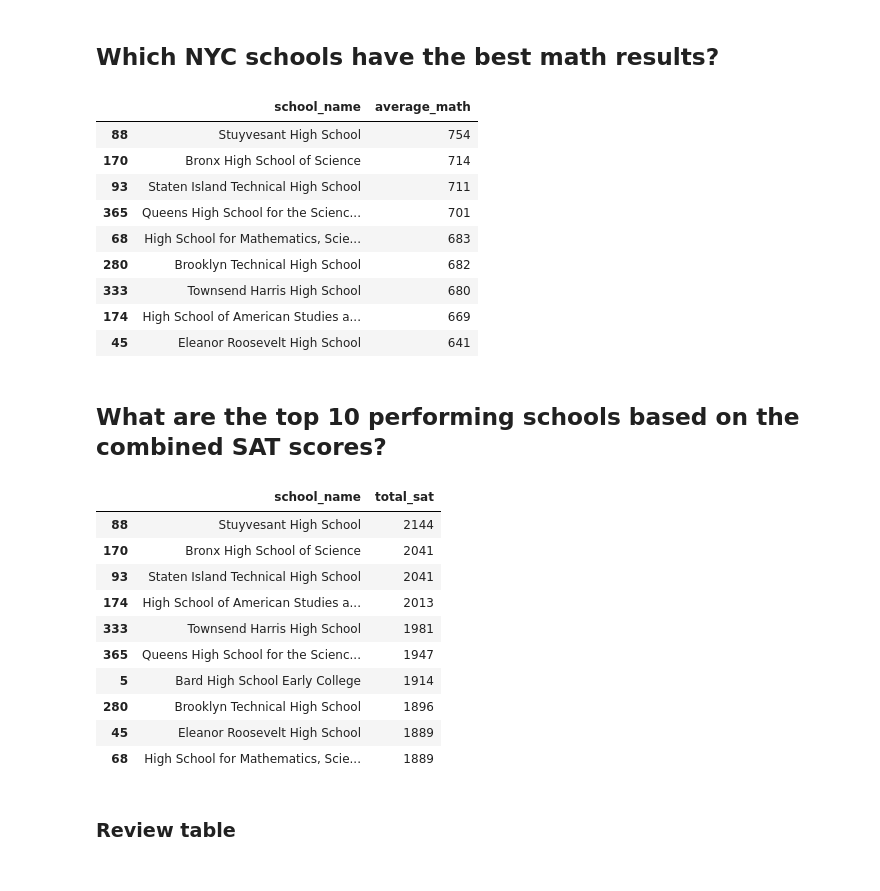
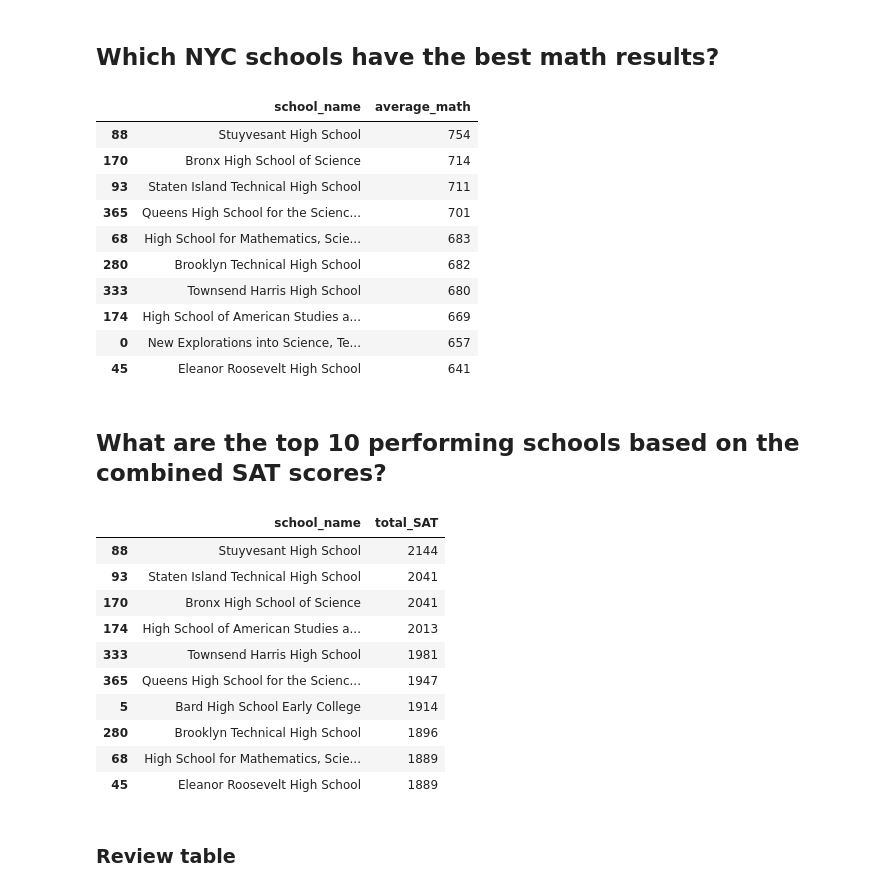
Before and after one commit to engjoaofaro/nyc_public_school_case, a Jupyter notebook: notebook.ipynb, the cells around one changed output. Cells and saved outputs as stored; diff of their text form; code cells hidden in the pictures.

```diff
--- a/notebook.ipynb
+++ b/notebook.ipynb
@@ -142,7 +141,7 @@ Minimum Math Best Score: 640.0
 ## Which NYC schools have the best math results?
 # %%
 # getting the best math results
-schools_best_math = schools_without_nans[schools_without_nans['average_math'] >= minimum_math_best_score]
+schools_best_math = schools[schools['average_math'] >= minimum_math_best_score]
 schools_best_math = schools_best_math[['school_name', 'average_math']].sort_values(by='average_math', ascending=False)
 schools_best_math
 # %% [output]
@@ -155,27 +154,28 @@ schools_best_math
 | 280 | Brooklyn Technical High School | 682 |
 | 333 | Townsend Harris High School | 680 |
 | 174 | High School of American Studies a... | 669 |
+| 0 | New Explorations into Science, Te... | 657 |
 | 45 | Eleanor Roosevelt High School | 641 |
 # %% [markdown]
 ## What are the top 10 performing schools based on the combined SAT scores?
 # %%
 # Calculating the Total SAT
-schools_without_nans.loc[:, 'total_sat'] = schools_without_nans['average_math'] + schools_without_nans['average_reading'] + schools_without_nans['average_writing']
+schools.loc[:, 'total_SAT'] = schools['average_math'] + schools['average_reading'] + schools['average_writing']
 # Ordination
-top_10_schools = schools_without_nans[['school_name', 'total_sat']].sort_values(by='total_sat', ascending=False).head(10)
+top_10_schools = schools[['school_name', 'total_SAT']].sort_values(by='total_SAT', ascending=False).head(10)
 top_10_schools
 # %% [output]
-|  | school_name | total_sat |
+|  | school_name | total_SAT |
 | 88 | Stuyvesant High School | 2144 |
+| 93 | Staten Island Technical High School | 2041 |
 | 170 | Bronx High School of Science | 2041 |
-| 93 | Staten Island Technical High School | 2041 |
 | 174 | High School of American Studies a... | 2013 |
 | 333 | Townsend Harris High School | 1981 |
 | 365 | Queens High School for the Scienc... | 1947 |
 | 5 | Bard High School Early College | 1914 |
 | 280 | Brooklyn Technical High School | 1896 |
+| 68 | High School for Mathematics, Scie... | 1889 |
 | 45 | Eleanor Roosevelt High School | 1889 |
-| 68 | High School for Mathematics, Scie... | 1889 |
 # %% [markdown]
 ### Review table
 # %%
```
Also changed, not shown: parts of 9 cells of this notebook.
